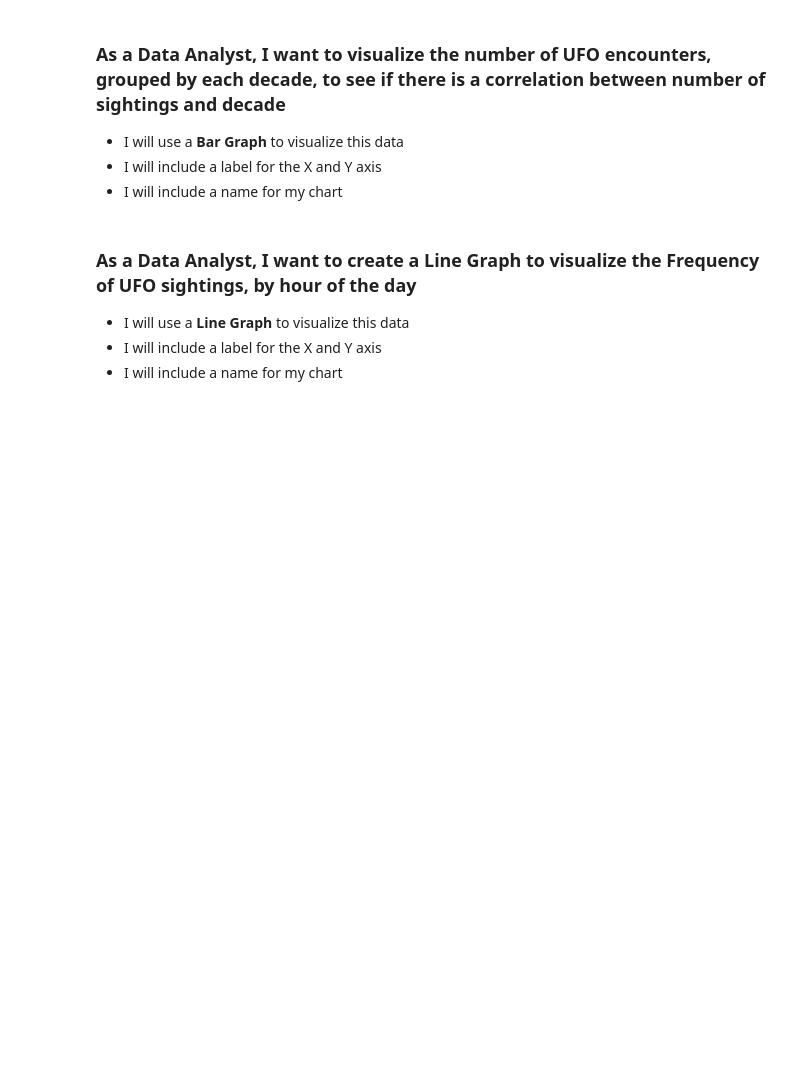
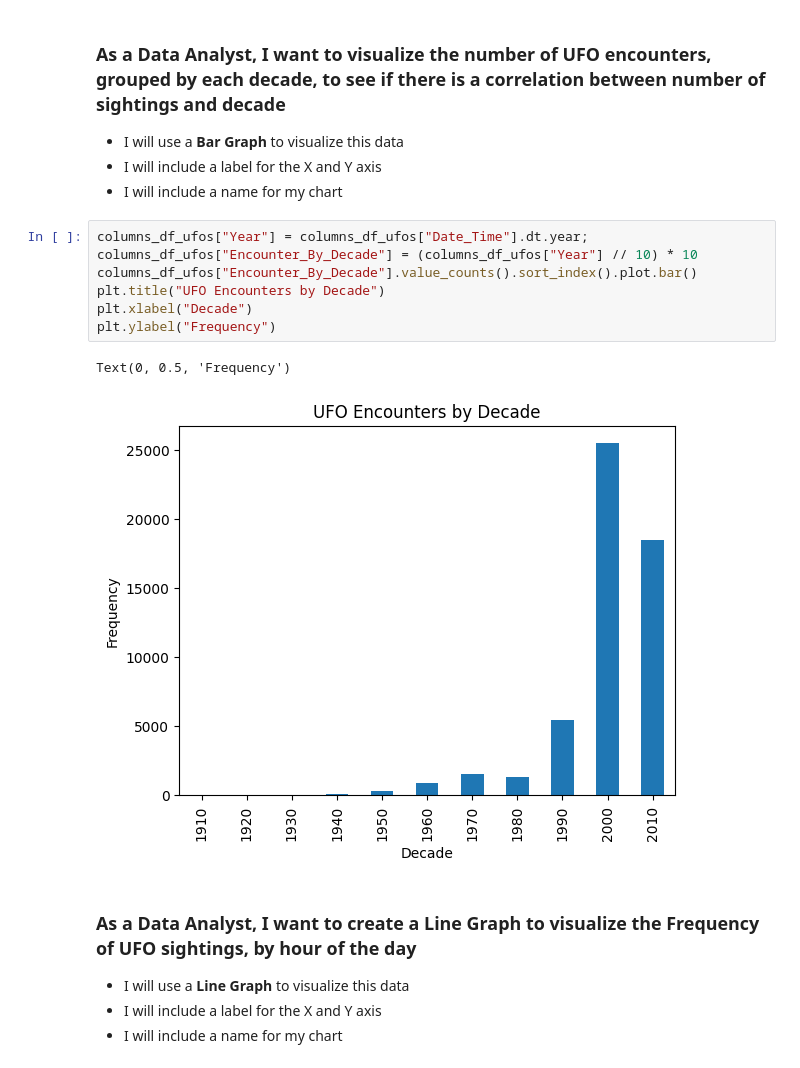
Before and after one commit to callred88/VisualData, a Jupyter notebook: Pandas_MatPlotLib_User_Stories.ipynb, the cells around one changed output. Cells and saved outputs as stored; diff of their text form; blank space fills up the shorter version.

```diff
--- a/Pandas_MatPlotLib_User_Stories.ipynb
+++ b/Pandas_MatPlotLib_User_Stories.ipynb
@@ -90,6 +90,16 @@ Text(0, 0.5, 'Frequency of a shape')
 * I will use a **Bar Graph** to visualize this data
 * I will include a label for the X and Y axis
 * I will include a name for my chart
+# %%
+columns_df_ufos["Year"] = columns_df_ufos["Date_Time"].dt.year;
+columns_df_ufos["Encounter_By_Decade"] = (columns_df_ufos["Year"] // 10) * 10
+columns_df_ufos["Encounter_By_Decade"].value_counts().sort_index().plot.bar()
+plt.title("UFO Encounters by Decade")
+plt.xlabel("Decade")
+plt.ylabel("Frequency")
+# %% [output]
+Text(0, 0.5, 'Frequency')
+[figure, added]
 # %% [markdown]
 ### As a Data Analyst, I want to create a **Line Graph** to visualize the **Frequency of UFO sightings, by hour of the day**
 * I will use a **Line Graph** to visualize this data
```
